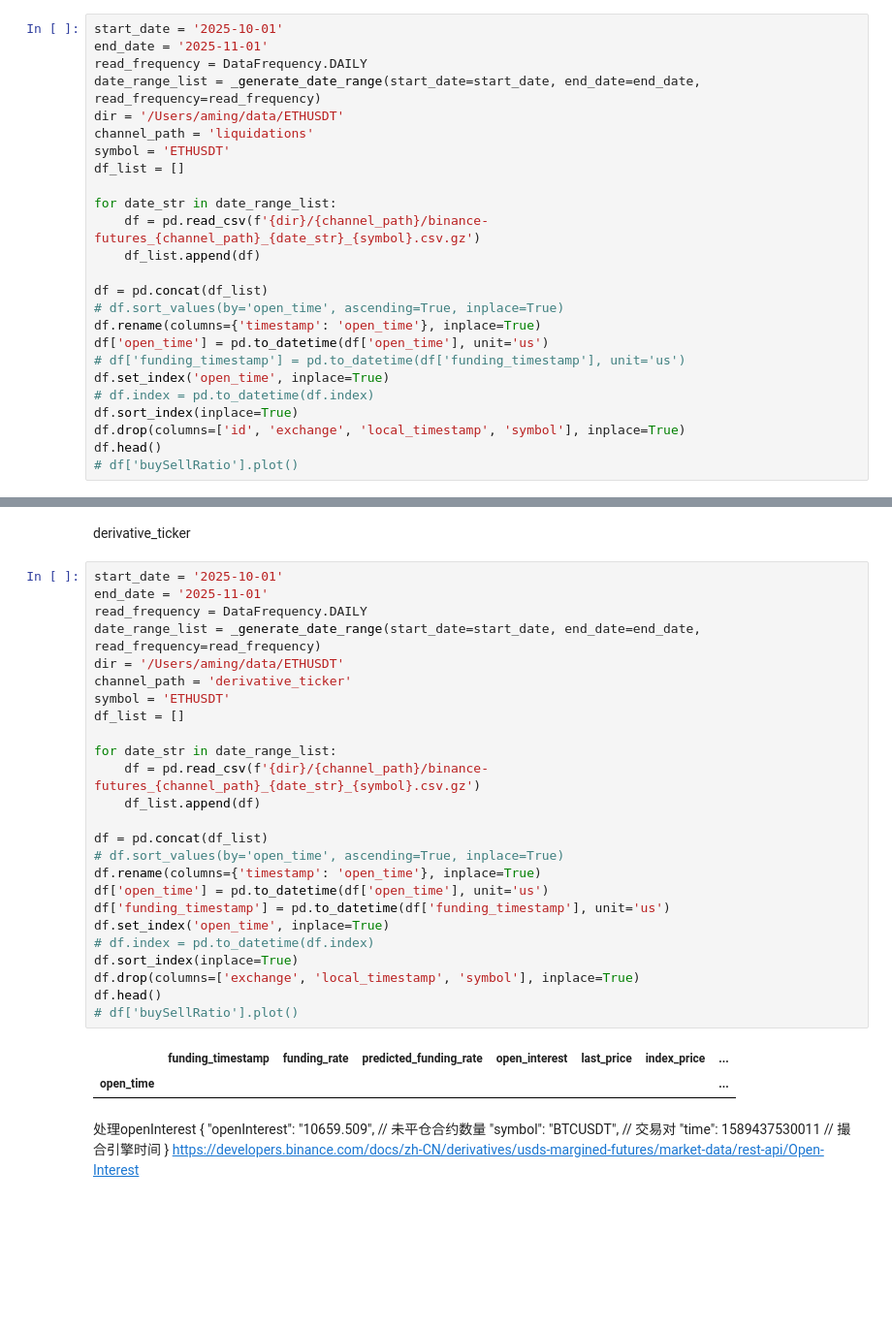
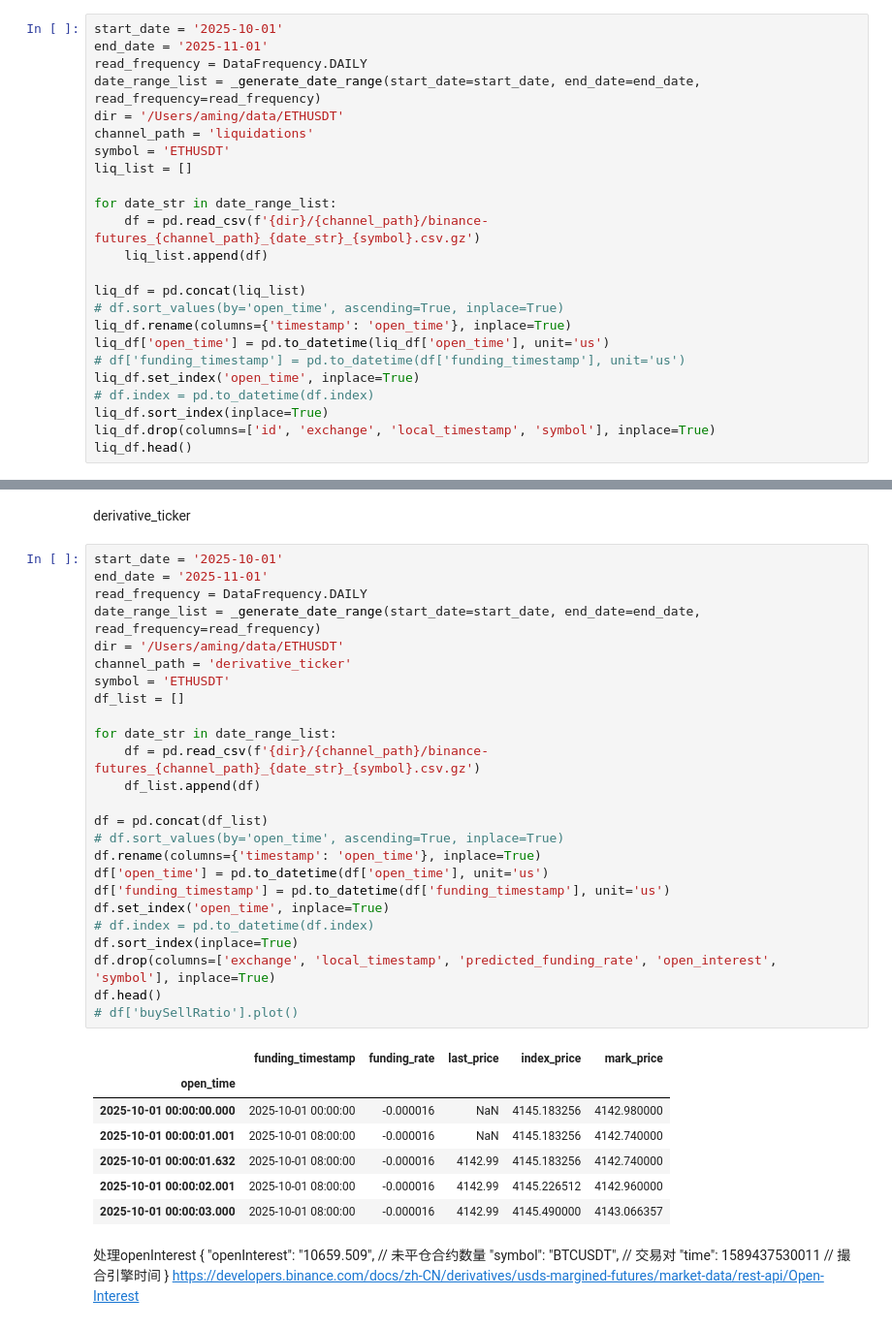
Before and after one commit to aamingaa/crypto-workstation-v2, a Jupyter notebook: deal_data.ipynb, the cells around one changed output, grey strips where cells are left out. Shown at 97% size. Cells and saved outputs as stored; diff of their text form; blank space fills up the shorter version.

```diff
--- a/deal_data.ipynb
+++ b/deal_data.ipynb
@@ -332,23 +527,22 @@ date_range_list = _generate_date_range(start_date=start_date, end_date=end_date,
 dir = '/Users/aming/data/ETHUSDT'
 channel_path = 'liquidations'
 symbol = 'ETHUSDT'
-df_list = []
+liq_list = []
 
 for date_str in date_range_list:
     df = pd.read_csv(f'{dir}/{channel_path}/binance-futures_{channel_path}_{date_str}_{symbol}.csv.gz')
-    df_list.append(df)
+    liq_list.append(df)
 
-df = pd.concat(df_list)
+liq_df = pd.concat(liq_list)
 # df.sort_values(by='open_time', ascending=True, inplace=True)
-df.rename(columns={'timestamp': 'open_time'}, inplace=True)
-df['open_time'] = pd.to_datetime(df['open_time'], unit='us')
+liq_df.rename(columns={'timestamp': 'open_time'}, inplace=True)
+liq_df['open_time'] = pd.to_datetime(liq_df['open_time'], unit='us')
 # df['funding_timestamp'] = pd.to_datetime(df['funding_timestamp'], unit='us')
-df.set_index('open_time', inplace=True)
+liq_df.set_index('open_time', inplace=True)
 # df.index = pd.to_datetime(df.index)
-df.sort_index(inplace=True)
-df.drop(columns=['id', 'exchange', 'local_timestamp', 'symbol'], inplace=True)
-df.head()
-# df['buySellRatio'].plot()
+liq_df.sort_index(inplace=True)
+liq_df.drop(columns=['id', 'exchange', 'local_timestamp', 'symbol'], inplace=True)
+liq_df.head()
 # %% [output]
 |  | side | price | amount |
 | open_time |  |  |  |
@@ -362,31 +570,36 @@ derivative_ticker
 # %%
 start_date = '2025-10-01'
 end_date = '2025-11-01'
 read_frequency = DataFrequency.DAILY
 date_range_list = _generate_date_range(start_date=start_date, end_date=end_date, read_frequency=read_frequency)
 dir = '/Users/aming/data/ETHUSDT'
 channel_path = 'derivative_ticker'
 symbol = 'ETHUSDT'
 df_list = []
 
 for date_str in date_range_list:
     df = pd.read_csv(f'{dir}/{channel_path}/binance-futures_{channel_path}_{date_str}_{symbol}.csv.gz')
     df_list.append(df)
 
 df = pd.concat(df_list)
 # df.sort_values(by='open_time', ascending=True, inplace=True)
 df.rename(columns={'timestamp': 'open_time'}, inplace=True)
 df['open_time'] = pd.to_datetime(df['open_time'], unit='us')
 df['funding_timestamp'] = pd.to_datetime(df['funding_timestamp'], unit='us')
 df.set_index('open_time', inplace=True)
 # df.index = pd.to_datetime(df.index)
 df.sort_index(inplace=True)
-df.drop(columns=['exchange', 'local_timestamp', 'symbol'], inplace=True)
+df.drop(columns=['exchange', 'local_timestamp', 'predicted_funding_rate', 'open_interest', 'symbol'], inplace=True)
 df.head()
 # df['buySellRatio'].plot()
 # %% [output]
-|  | funding_timestamp | funding_rate | predicted_funding_rate | open_interest | last_price | index_price | ... |
-| open_time |  |  |  |  |  |  | ... |
+|  | funding_timestamp | funding_rate | last_price | index_price | mark_price |
+| open_time |  |  |  |  |  |
+| 2025-10-01 00:00:00.000 | 2025-10-01 00:00:00 | -0.000016 | NaN | 4145.183256 | 4142.980000 |
+| 2025-10-01 00:00:01.001 | 2025-10-01 08:00:00 | -0.000016 | NaN | 4145.183256 | 4142.740000 |
+| 2025-10-01 00:00:01.632 | 2025-10-01 08:00:00 | -0.000016 | 4142.99 | 4145.183256 | 4142.740000 |
+| 2025-10-01 00:00:02.001 | 2025-10-01 08:00:00 | -0.000016 | 4142.99 | 4145.226512 | 4142.960000 |
+| 2025-10-01 00:00:03.000 | 2025-10-01 08:00:00 | -0.000016 | 4142.99 | 4145.490000 | 4143.066357 |
 # %% [markdown]
 处理openInterest
 {
```
Also changed, not shown: parts of 5 cells of this notebook, 7 other files.
